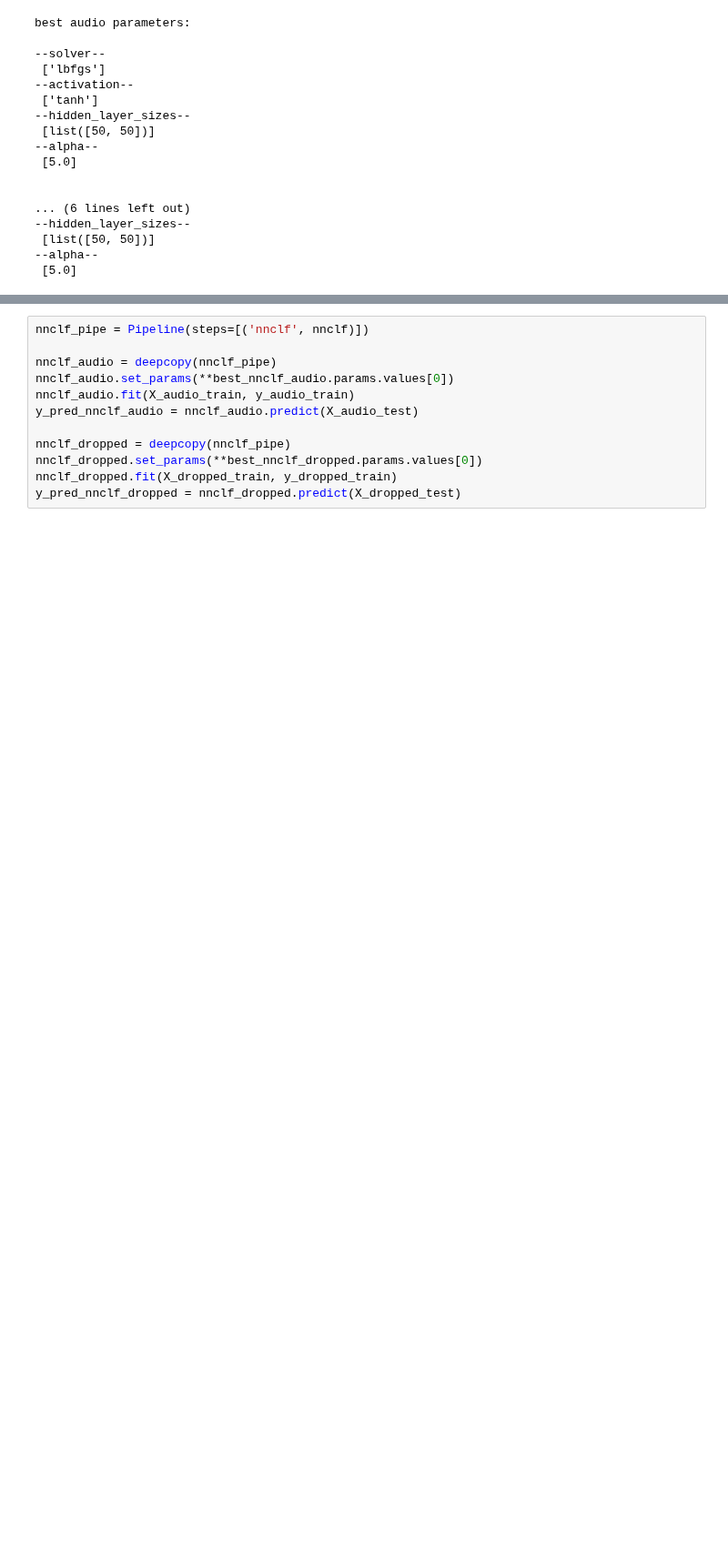
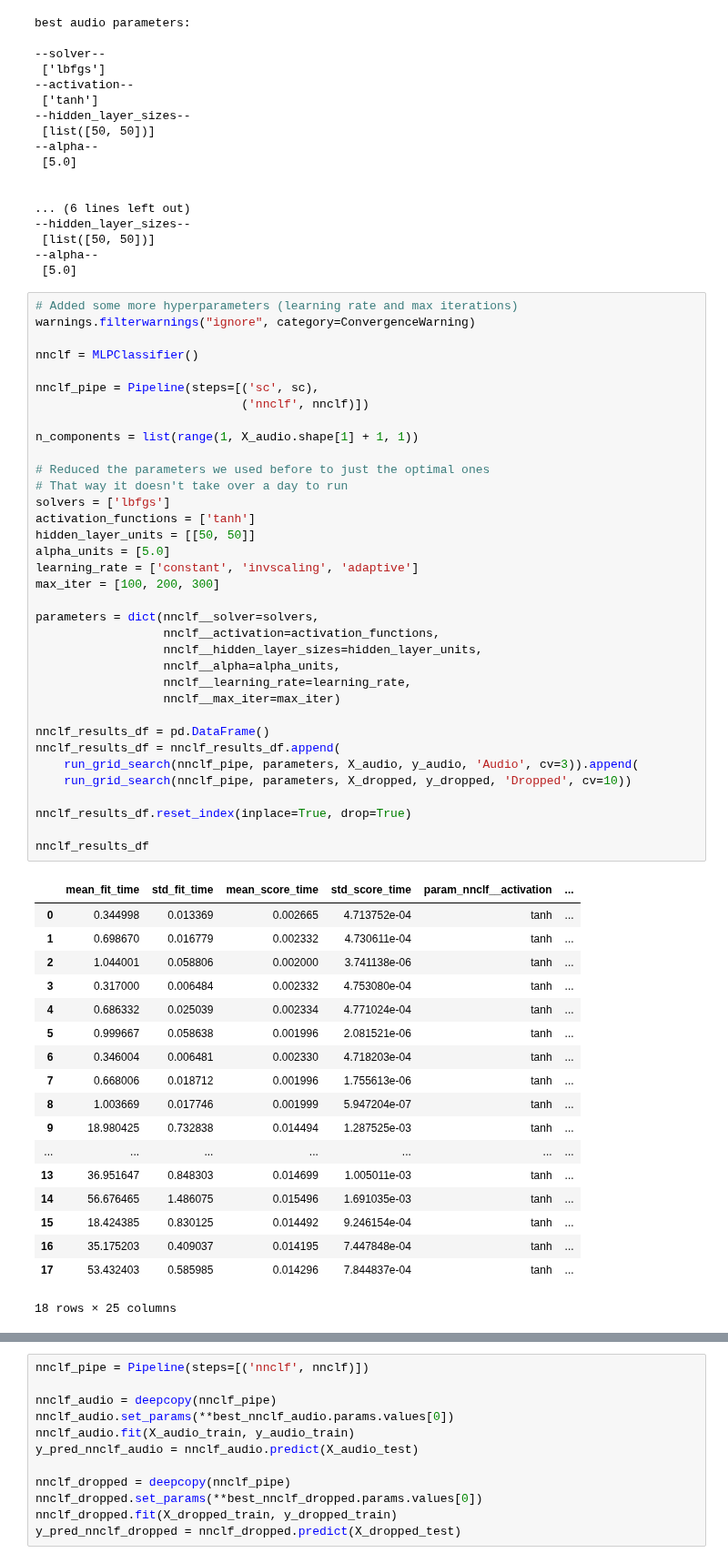
Before and after one commit to alarsen123/music-genre-classification, a Jupyter notebook: MLP4/neural_network.ipynb, the cells around one changed output, grey strips where cells are left out. Shown at 91% size. Cells and saved outputs as stored; diff of their text form; blank space fills up the shorter version.

```diff
--- a/MLP4/neural_network.ipynb
+++ b/MLP4/neural_network.ipynb
@@ -239,3 +239,57 @@ best audio parameters:
  [list([50, 50])]
 --alpha--
  [5.0]
+# %%
+# Added some more hyperparameters (learning rate and max iterations)
+warnings.filterwarnings("ignore", category=ConvergenceWarning)
+
+nnclf = MLPClassifier()
+
+nnclf_pipe = Pipeline(steps=[('sc', sc),
+                             ('nnclf', nnclf)])
+
+n_components = list(range(1, X_audio.shape[1] + 1, 1))
+
+# Reduced the parameters we used before to just the optimal ones
+# That way it doesn't take over a day to run
+solvers = ['lbfgs']
+activation_functions = ['tanh']
+hidden_layer_units = [[50, 50]]
+alpha_units = [5.0]
+learning_rate = ['constant', 'invscaling', 'adaptive']
+max_iter = [100, 200, 300]
+
+parameters = dict(nnclf__solver=solvers,
+                  nnclf__activation=activation_functions,
+                  nnclf__hidden_layer_sizes=hidden_layer_units,
+                  nnclf__alpha=alpha_units,
+                  nnclf__learning_rate=learning_rate,
+                  nnclf__max_iter=max_iter)
+
+nnclf_results_df = pd.DataFrame()
+nnclf_results_df = nnclf_results_df.append(
+    run_grid_search(nnclf_pipe, parameters, X_audio, y_audio, 'Audio', cv=3)).append(
+    run_grid_search(nnclf_pipe, parameters, X_dropped, y_dropped, 'Dropped', cv=10))
+
+nnclf_results_df.reset_index(inplace=True, drop=True)
+
+nnclf_results_df
+# %% [output]
+|  | mean_fit_time | std_fit_time | mean_score_time | std_score_time | param_nnclf__activation | ... |
+| 0 | 0.344998 | 0.013369 | 0.002665 | 4.713752e-04 | tanh | ... |
+| 1 | 0.698670 | 0.016779 | 0.002332 | 4.730611e-04 | tanh | ... |
+| 2 | 1.044001 | 0.058806 | 0.002000 | 3.741138e-06 | tanh | ... |
+| 3 | 0.317000 | 0.006484 | 0.002332 | 4.753080e-04 | tanh | ... |
+| 4 | 0.686332 | 0.025039 | 0.002334 | 4.771024e-04 | tanh | ... |
+| 5 | 0.999667 | 0.058638 | 0.001996 | 2.081521e-06 | tanh | ... |
+| 6 | 0.346004 | 0.006481 | 0.002330 | 4.718203e-04 | tanh | ... |
+| 7 | 0.668006 | 0.018712 | 0.001996 | 1.755613e-06 | tanh | ... |
+| 8 | 1.003669 | 0.017746 | 0.001999 | 5.947204e-07 | tanh | ... |
+| 9 | 18.980425 | 0.732838 | 0.014494 | 1.287525e-03 | tanh | ... |
+| ... | ... | ... | ... | ... | ... | ... |
+| 13 | 36.951647 | 0.848303 | 0.014699 | 1.005011e-03 | tanh | ... |
+| 14 | 56.676465 | 1.486075 | 0.015496 | 1.691035e-03 | tanh | ... |
+| 15 | 18.424385 | 0.830125 | 0.014492 | 9.246154e-04 | tanh | ... |
+| 16 | 35.175203 | 0.409037 | 0.014195 | 7.447848e-04 | tanh | ... |
+| 17 | 53.432403 | 0.585985 | 0.014296 | 7.844837e-04 | tanh | ... |
+18 rows × 25 columns
```
Also changed, not shown: parts of 9 cells of this notebook.
